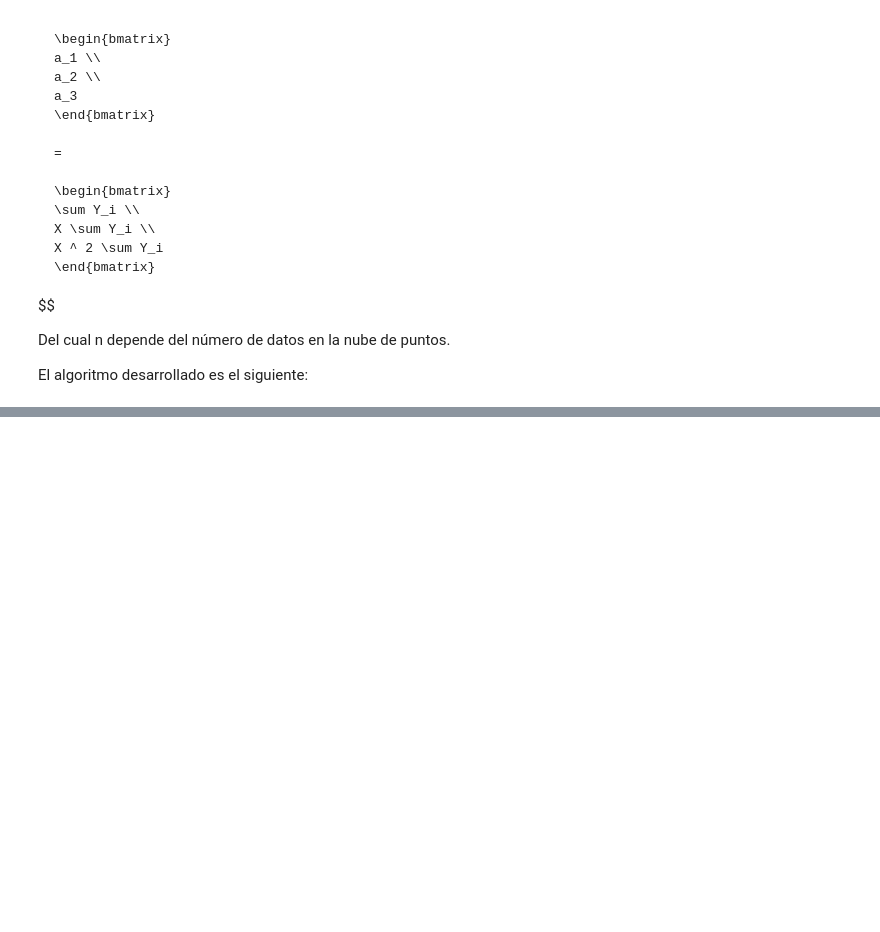
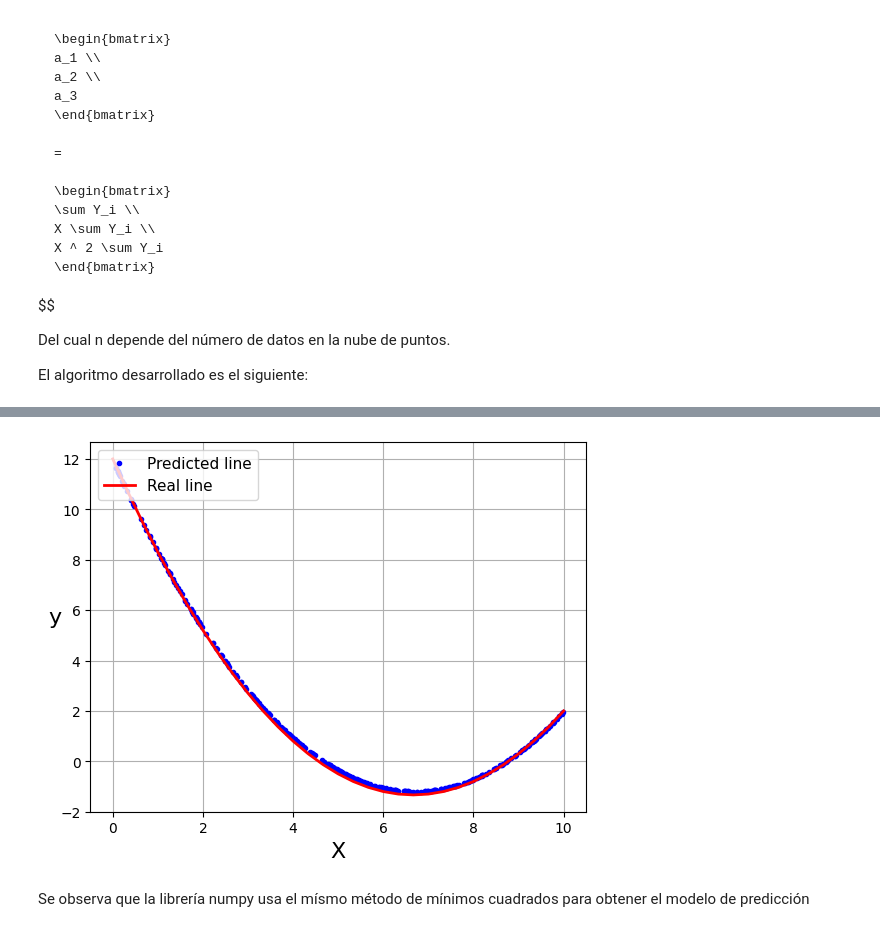
Before and after one commit to jorgeflorestn/MachineLearning_Notebooks, a Jupyter notebook: Proyects/polinomial_regression.ipynb, the cells around one changed output, grey strips where cells are left out. Cells and saved outputs as stored; diff of their text form; code cells hidden in the pictures; blank space fills up the shorter version.

```diff
--- a/Proyects/polinomial_regression.ipynb
+++ b/Proyects/polinomial_regression.ipynb
@@ -297,0 +314,18 @@ plt.show()
+# %%
+a_1 = C_2[2]
+a_2 = C_2[1]
+a_3 = C_2[0]
+
+y_predct = a_1 + a_2 * X + a_3 * X ** 2
+
+plt.plot(X, y_predct, "b.", label = "Predicted line")
+plt.plot(x_real[:], y_real[:], "r-", linewidth = 2, label = "Real line")
+plt.xlabel('X', fontsize = 16)
+plt.ylabel('y', fontsize = 16, rotation = 0)
+plt.legend(loc = "upper left", fontsize = 11)
+plt.grid(True)
+plt.show()
+# %% [output]
+[figure, added]
+# %% [markdown]
+Se observa que la librería numpy usa el mísmo método de mínimos cuadrados para obtener el modelo de predicción
```
Also changed, not shown: parts of 8 cells of this notebook.
